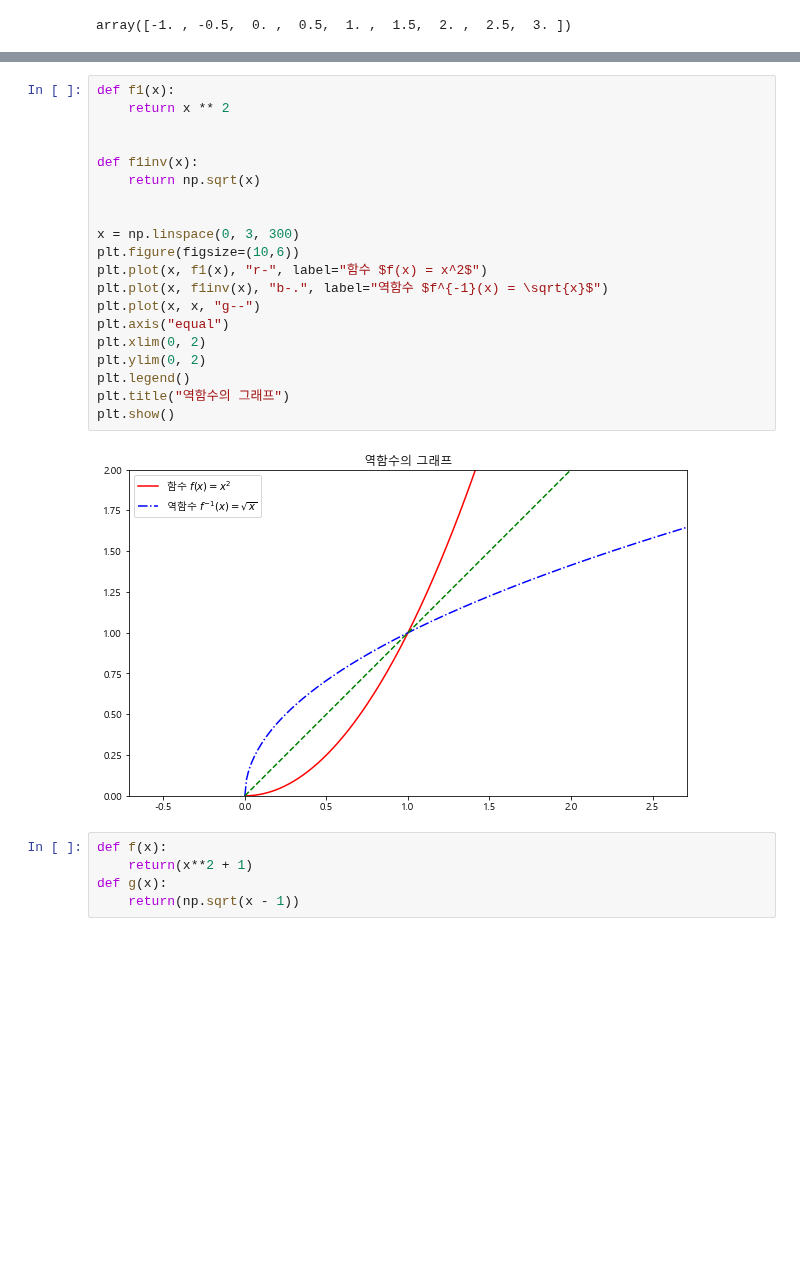
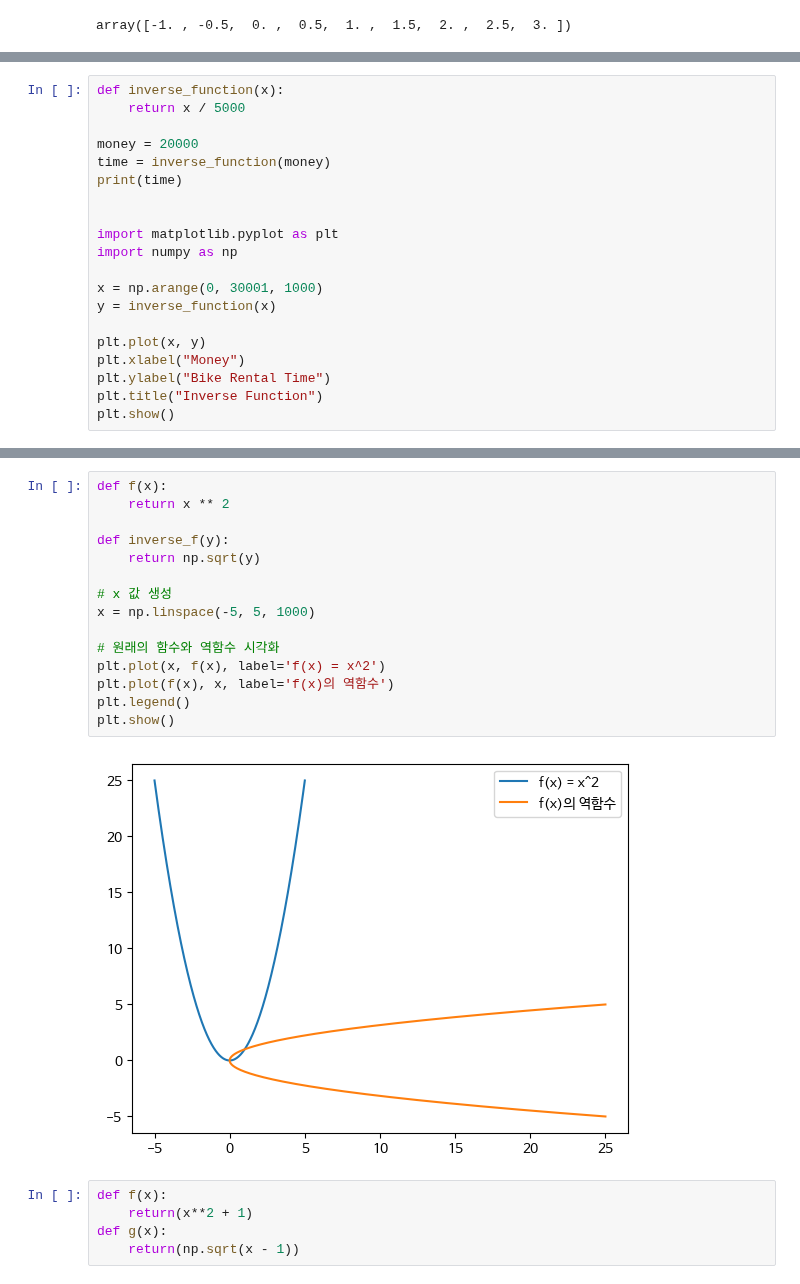
Before and after one commit to ilm52626/HKMD1_Complementary, a Jupyter notebook: m3_통계수학/2_함수_revised.ipynb, the cells around one changed output, grey strips where cells are left out. Cells and saved outputs as stored; diff of their text form; blank space fills up the shorter version.

```diff
--- a/m3_통계수학/2_함수_revised.ipynb
+++ b/m3_통계수학/2_함수_revised.ipynb
@@ -130,0 +179,20 @@ plt.show()
+# %%
+def inverse_function(x):
+    return x / 5000
+
+money = 20000
+time = inverse_function(money)
+print(time)
+
+
+import matplotlib.pyplot as plt
+import numpy as np
+
+x = np.arange(0, 30001, 1000)
+y = inverse_function(x)
+
+plt.plot(x, y)
+plt.xlabel("Money")
+plt.ylabel("Bike Rental Time")
+plt.title("Inverse Function")
+plt.show()
@@ -131,25 +245,20 @@ plt.show()
 # %%
-def f1(x):
+def f(x):
     return x ** 2
 
+def inverse_f(y):
+    return np.sqrt(y)
 
-def f1inv(x):
-    return np.sqrt(x)
+# x 값 생성
+x = np.linspace(-5, 5, 1000)
 
-
-x = np.linspace(0, 3, 300)
-plt.figure(figsize=(10,6))
-plt.plot(x, f1(x), "r-", label="함수 $f(x) = x^2$")
-plt.plot(x, f1inv(x), "b-.", label="역함수 $f^{-1}(x) = \sqrt{x}$")
-plt.plot(x, x, "g--")
-plt.axis("equal")
-plt.xlim(0, 2)
-plt.ylim(0, 2)
+# 원래의 함수와 역함수 시각화
+plt.plot(x, f(x), label='f(x) = x^2')
+plt.plot(f(x), x, label='f(x)의 역함수')
 plt.legend()
-plt.title("역함수의 그래프")
 plt.show()
 # %% [output]
-[figure, old version]
+[figure, new version]
 # %%
 def f(x):
     return(x**2 + 1)
```
Also changed, not shown: parts of 34 cells of this notebook.
